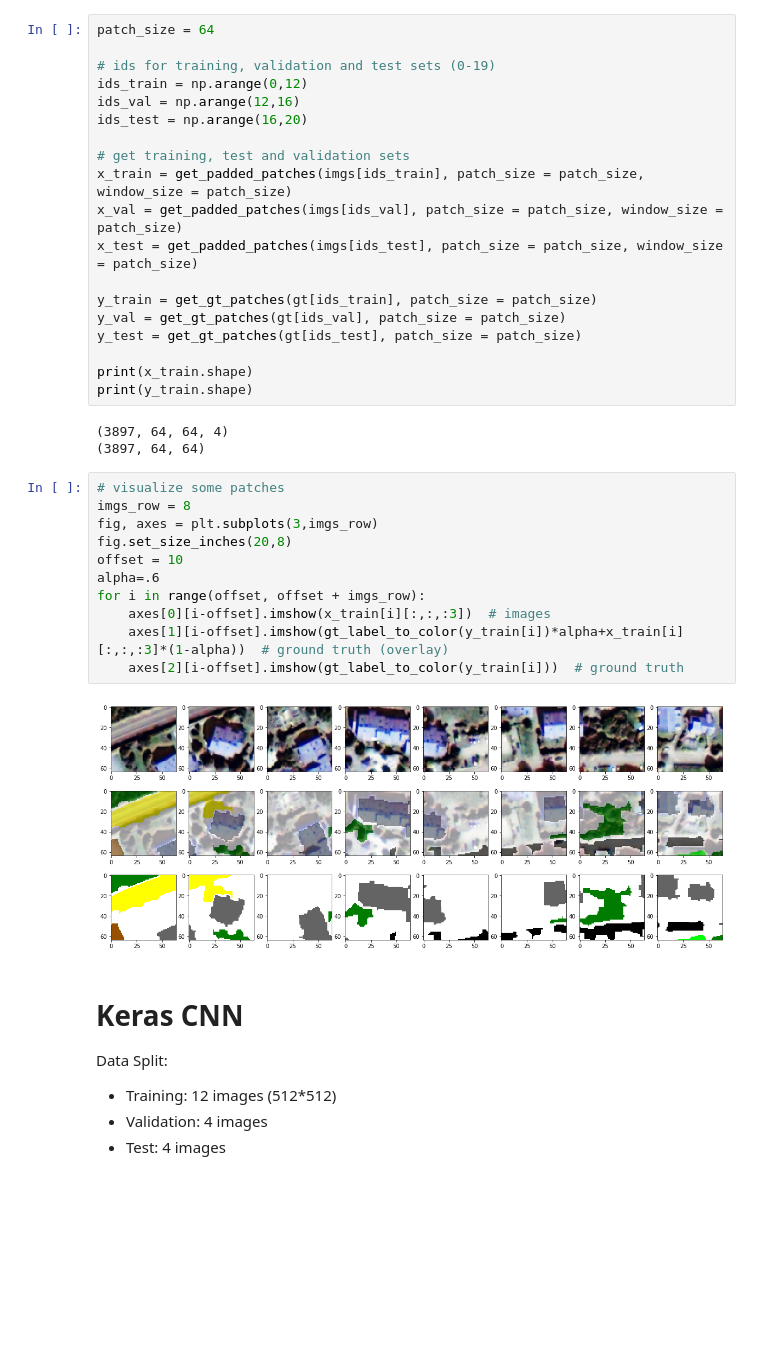
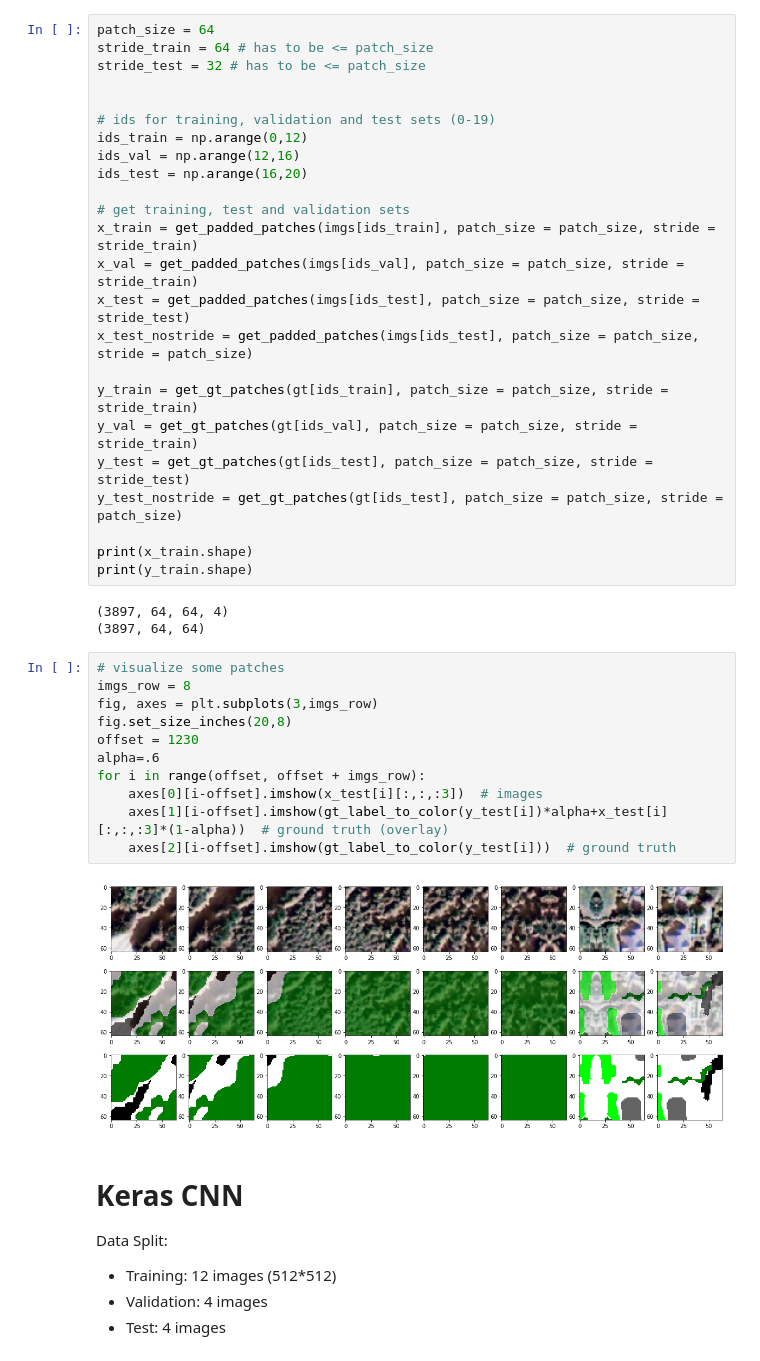
Before and after one commit to CyrilWendl/SIE-Master, a Jupyter notebook: Zurich/Zurich Land Cover Classification.ipynb, the cells around one changed output. Cells and saved outputs as stored; diff of their text form; blank space fills up the shorter version.

```diff
--- a/Zurich/Zurich Land Cover Classification.ipynb
+++ b/Zurich/Zurich Land Cover Classification.ipynb
@@ -232,5 +240,8 @@ array([12, 13, 14, 15])
 # %%
 patch_size = 64
+stride_train = 64 # has to be <= patch_size
+stride_test = 32 # has to be <= patch_size
+
 
 # ids for training, validation and test sets (0-19)
 ids_train = np.arange(0,12)
@@ -238,13 +249,15 @@ ids_val = np.arange(12,16)
 ids_test = np.arange(16,20)
 
 # get training, test and validation sets
-x_train = get_padded_patches(imgs[ids_train], patch_size = patch_size, window_size = patch_size)
-x_val = get_padded_patches(imgs[ids_val], patch_size = patch_size, window_size = patch_size)
-x_test = get_padded_patches(imgs[ids_test], patch_size = patch_size, window_size = patch_size)
+x_train = get_padded_patches(imgs[ids_train], patch_size = patch_size, stride = stride_train)
+x_val = get_padded_patches(imgs[ids_val], patch_size = patch_size, stride = stride_train)
+x_test = get_padded_patches(imgs[ids_test], patch_size = patch_size, stride = stride_test)
+x_test_nostride = get_padded_patches(imgs[ids_test], patch_size = patch_size, stride = patch_size)
 
-y_train = get_gt_patches(gt[ids_train], patch_size = patch_size)
-y_val = get_gt_patches(gt[ids_val], patch_size = patch_size)
-y_test = get_gt_patches(gt[ids_test], patch_size = patch_size)
+y_train = get_gt_patches(gt[ids_train], patch_size = patch_size, stride = stride_train)
+y_val = get_gt_patches(gt[ids_val], patch_size = patch_size, stride = stride_train)
+y_test = get_gt_patches(gt[ids_test], patch_size = patch_size, stride = stride_test)
+y_test_nostride = get_gt_patches(gt[ids_test], patch_size = patch_size, stride = patch_size)
 
 print(x_train.shape)
 print(y_train.shape)
@@ -254,16 +267,16 @@ print(y_train.shape)
 # %%
 # visualize some patches
 imgs_row = 8
 fig, axes = plt.subplots(3,imgs_row)
 fig.set_size_inches(20,8)
-offset = 10
+offset = 1230
 alpha=.6
 for i in range(offset, offset + imgs_row):
-    axes[0][i-offset].imshow(x_train[i][:,:,:3])  # images
-    axes[1][i-offset].imshow(gt_label_to_color(y_train[i])*alpha+x_train[i][:,:,:3]*(1-alpha))  # ground truth (overlay)
-    axes[2][i-offset].imshow(gt_label_to_color(y_train[i]))  # ground truth
+    axes[0][i-offset].imshow(x_test[i][:,:,:3])  # images
+    axes[1][i-offset].imshow(gt_label_to_color(y_test[i])*alpha+x_test[i][:,:,:3]*(1-alpha))  # ground truth (overlay)
+    axes[2][i-offset].imshow(gt_label_to_color(y_test[i]))  # ground truth
 # %% [output]
-[figure, old version]
+[figure, new version]
 # %% [markdown]
 # Keras CNN
 
```
Also changed, not shown: parts of 34 cells of this notebook, 8 other files.
